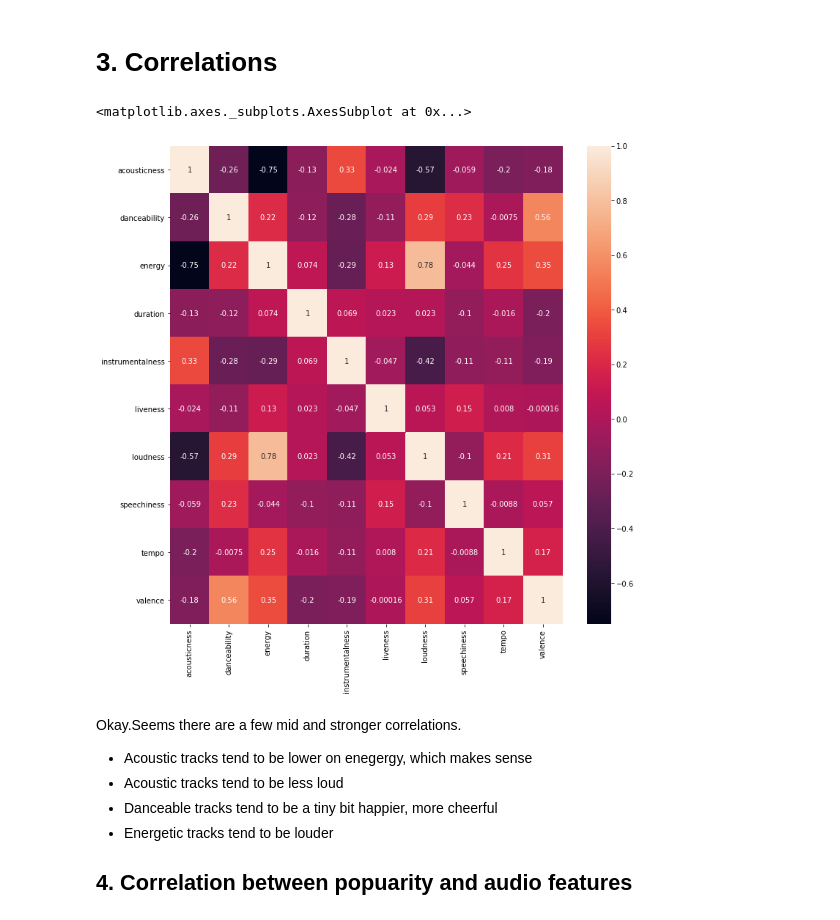
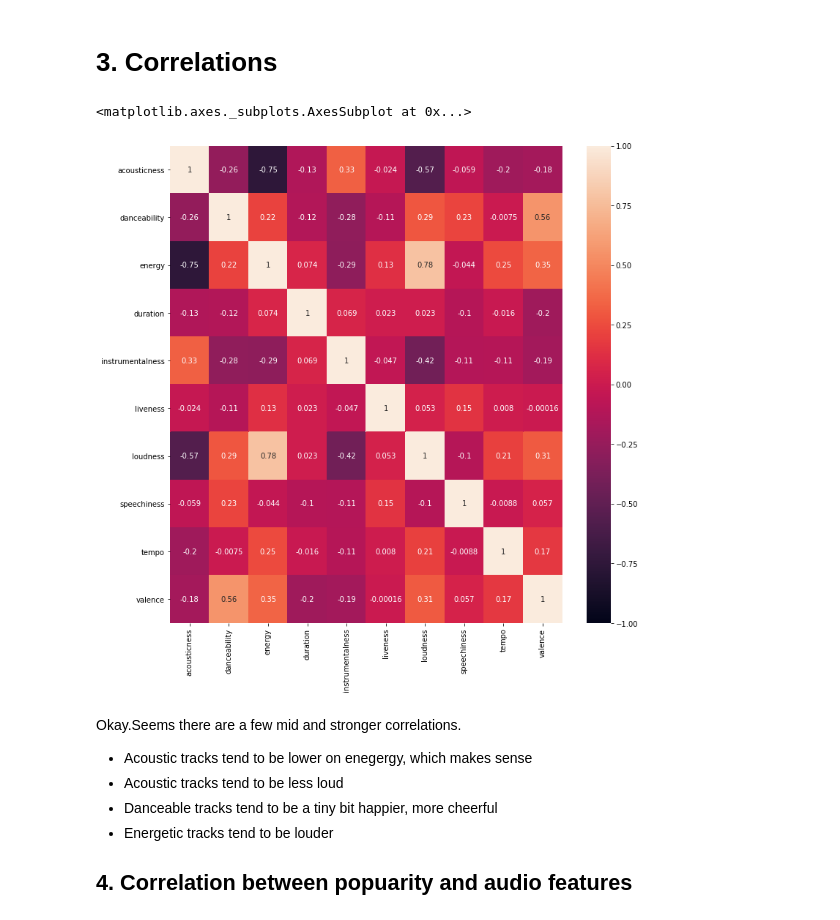
Before and after one commit to romandek/spotify-EDA, a Jupyter notebook: spotify-eda.ipynb, the cells around one changed output. Drawn from its saved outputs; the diff is of its cells as text; code cells hidden in the pictures.

```diff
--- a/spotify-eda.ipynb
+++ b/spotify-eda.ipynb
@@ -168,10 +168,10 @@ tracks.shape
 # 3. Correlations
 # %%
 fig = plt.figure(figsize=(12,12))
-sns.heatmap(tracks[columns].corr(), annot=True)
+sns.heatmap(tracks[columns].corr(), annot=True, vmin=-1, vmax=1)
 # %% [output]
 <matplotlib.axes._subplots.AxesSubplot at 0x...>
-[figure, old version]
+[figure, new version]
 # %% [markdown]
 Okay.Seems there are a few mid and stronger correlations.
 - Acoustic tracks tend to be lower on enegergy, which makes sense
```
Also changed, not shown: parts of 10 cells of this notebook.
